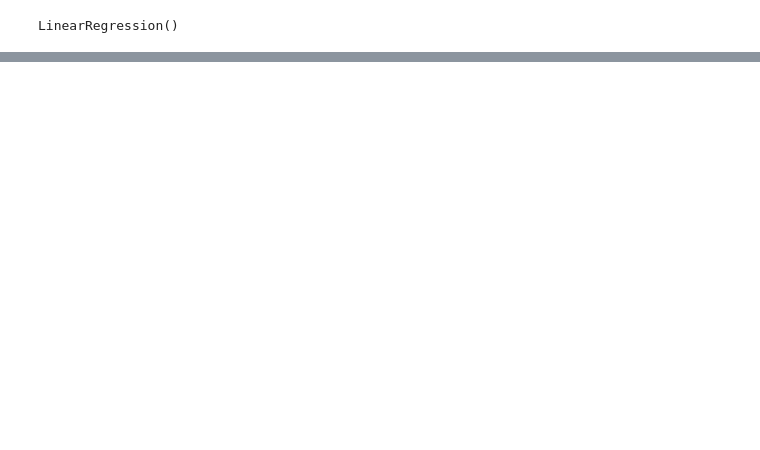
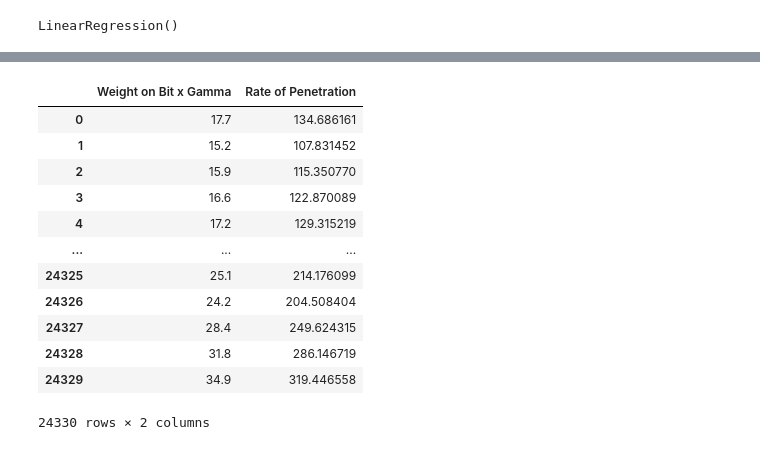
Before and after one commit to mikemcd4/Drilling_ML, a Jupyter notebook: ml_model.ipynb, the cells around one changed output, grey strips where cells are left out. Cells and saved outputs as stored; diff of their text form; code cells hidden in the pictures; blank space fills up the shorter version.

```diff
--- a/ml_model.ipynb
+++ b/ml_model.ipynb
@@ -59,0 +90,19 @@ plt.show()
+# %%
+df_y_pred = pd.DataFrame({"Weight on Bit x Gamma": x[:,0].tolist(),"Rate of Penetration": y_pred.tolist()})
+df_y_pred
+# len(x)
+# len(y_pred)
+# %% [output]
+|  | Weight on Bit x Gamma | Rate of Penetration |
+| 0 | 17.7 | 134.686161 |
+| 1 | 15.2 | 107.831452 |
+| 2 | 15.9 | 115.350770 |
+| 3 | 16.6 | 122.870089 |
+| 4 | 17.2 | 129.315219 |
+| ... | ... | ... |
+| 24325 | 25.1 | 214.176099 |
+| 24326 | 24.2 | 204.508404 |
+| 24327 | 28.4 | 249.624315 |
+| 24328 | 31.8 | 286.146719 |
+| 24329 | 34.9 | 319.446558 |
+24330 rows × 2 columns
```
Also changed, not shown: parts of 13 cells of this notebook.
